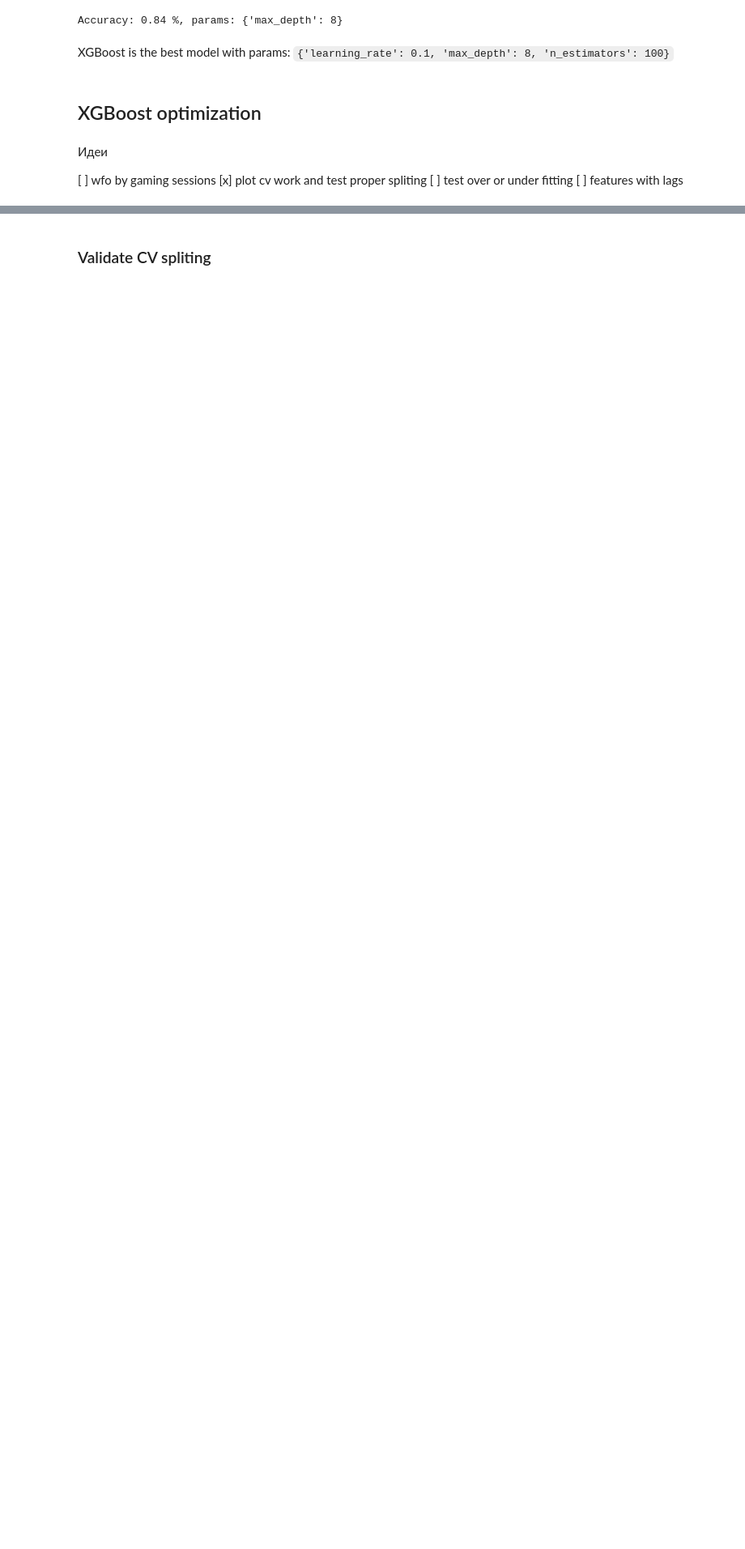
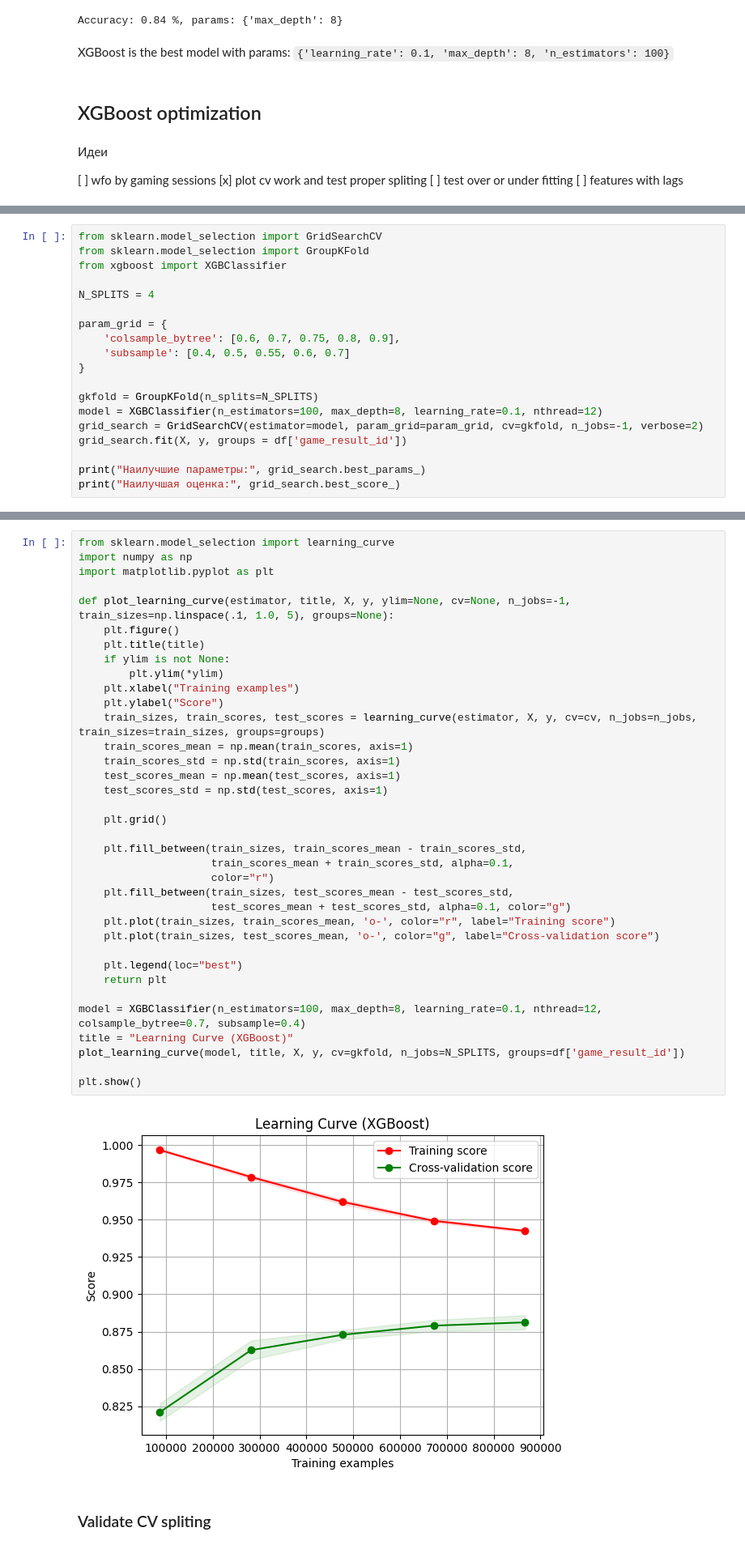
Before and after one commit to sensodevices/imu-gesture-recognition-notebook, a Jupyter notebook: gross-motor-skills.ipynb, the cells around one changed output, grey strips where cells are left out. Shown at 81% size. Drawn from its saved outputs; the diff is of its cells as text; blank space fills up the shorter version.

```diff
--- a/gross-motor-skills.ipynb
+++ b/gross-motor-skills.ipynb
@@ -1012,0 +1083,19 @@ XGBoost is the best model with params: `{'learning_rate': 0.1, 'max_depth': 8, '
+# %%
+from sklearn.model_selection import GridSearchCV
+from sklearn.model_selection import GroupKFold
+from xgboost import XGBClassifier
+
+N_SPLITS = 4
+
+param_grid = {
+    'colsample_bytree': [0.6, 0.7, 0.75, 0.8, 0.9],
+    'subsample': [0.4, 0.5, 0.55, 0.6, 0.7]
+}
+
+gkfold = GroupKFold(n_splits=N_SPLITS)
+model = XGBClassifier(n_estimators=100, max_depth=8, learning_rate=0.1, nthread=12)
+grid_search = GridSearchCV(estimator=model, param_grid=param_grid, cv=gkfold, n_jobs=-1, verbose=2)
+grid_search.fit(X, y, groups = df['game_result_id'])
+
+print("Наилучшие параметры:", grid_search.best_params_)
+print("Наилучшая оценка:", grid_search.best_score_)
@@ -1013,3 +1165,41 @@ XGBoost is the best model with params: `{'learning_rate': 0.1, 'max_depth': 8, '
+# %%
+from sklearn.model_selection import learning_curve
+import numpy as np
+import matplotlib.pyplot as plt
+
+def plot_learning_curve(estimator, title, X, y, ylim=None, cv=None, n_jobs=-1, train_sizes=np.linspace(.1, 1.0, 5), groups=None):
+    plt.figure()
+    plt.title(title)
+    if ylim is not None:
+        plt.ylim(*ylim)
+    plt.xlabel("Training examples")
+    plt.ylabel("Score")
+    train_sizes, train_scores, test_scores = learning_curve(estimator, X, y, cv=cv, n_jobs=n_jobs, train_sizes=train_sizes, groups=groups)
+    train_scores_mean = np.mean(train_scores, axis=1)
+    train_scores_std = np.std(train_scores, axis=1)
+    test_scores_mean = np.mean(test_scores, axis=1)
+    test_scores_std = np.std(test_scores, axis=1)
+
+    plt.grid()
+
+    plt.fill_between(train_sizes, train_scores_mean - train_scores_std,
+                     train_scores_mean + train_scores_std, alpha=0.1,
+                     color="r")
+    plt.fill_between(train_sizes, test_scores_mean - test_scores_std,
+                     test_scores_mean + test_scores_std, alpha=0.1, color="g")
+    plt.plot(train_sizes, train_scores_mean, 'o-', color="r", label="Training score")
+    plt.plot(train_sizes, test_scores_mean, 'o-', color="g", label="Cross-validation score")
+
+    plt.legend(loc="best")
+    return plt
+
+model = XGBClassifier(n_estimators=100, max_depth=8, learning_rate=0.1, nthread=12, colsample_bytree=0.7, subsample=0.4)
+title = "Learning Curve (XGBoost)"
+plot_learning_curve(model, title, X, y, cv=gkfold, n_jobs=N_SPLITS, groups=df['game_result_id'])
+
+plt.show()
+# %% [output]
+[figure, added]
 # %% [markdown]
 ### Validate CV spliting
 # %%
```
Also changed, not shown: parts of 27 cells of this notebook.
